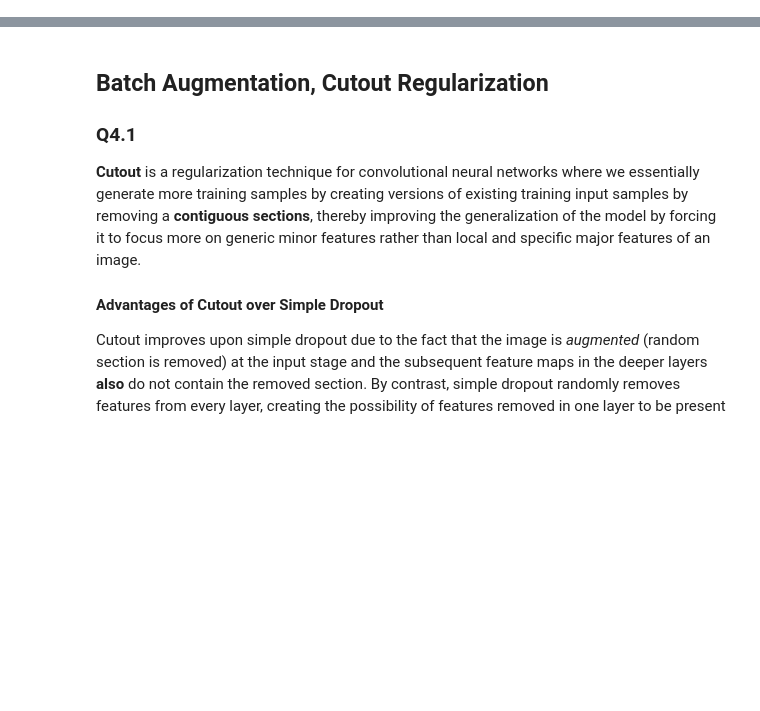
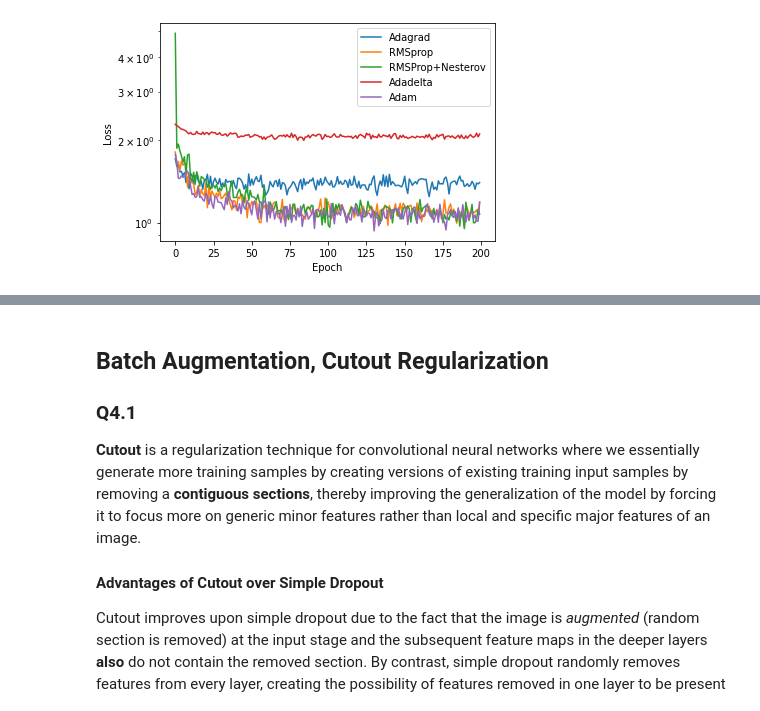
Before and after one commit to codexceed/MS-CS, a Jupyter notebook: Courses/IDLS/hw3/lab3.ipynb, the cells around one changed output, grey strips where cells are left out. Cells and saved outputs as stored; diff of their text form; code cells hidden in the pictures; blank space fills up the shorter version.

Commit message:
HW3: Q1 plots

```diff
--- a/Courses/IDLS/hw3/lab3.ipynb
+++ b/Courses/IDLS/hw3/lab3.ipynb
@@ -62,0 +117,34 @@ class Cutout(object):
+# %%
+from torch.optim import Adagrad, RMSprop, Adadelta, Adam
+device = torch.device("cuda" if torch.cuda.is_available() else "cpu")
+
+n_epochs, learning_rate, reg = 200, 1e-3, 1e-3
+def RMSNest(*args, **kwargs):
+    return RMSprop(*args, **kwargs)
+
+RMSNest.__name__ = "RMSProp+Nesterov"
+
+optim_t = [Adagrad, RMSprop, RMSNest, Adadelta, Adam]
+
+metrics = []
+for optim in optim_t:
+    print(f"Training using {optim.__name__} optimzer")
+    model = Net()
+    model = model.to(device)
+
+    if optim == RMSNest:
+        optimizer = optim(model.parameters(), lr=learning_rate, weight_decay=reg, momentum=0.8)
+    else:
+        optimizer = optim(model.parameters(), lr=learning_rate, weight_decay=reg)
+
+    lr_scheduler = torch.optim.lr_scheduler.MultiStepLR(optimizer, milestones=[10, 60, 80])
+    criterion = nn.CrossEntropyLoss().to(device)
+
+    losses = []
+    for epoch in range(n_epochs):
+        losses.append(train_loss(trainloader, model, criterion, optimizer, device, epoch))
+        lr_scheduler.step()
+
+    accuracy = get_accuracy(valloader, model)
+
+    metrics.append((losses, accuracy))
@@ -62,0 +169,13 @@ class Cutout(object):
+# %%
+for i, losses in enumerate(metrics):
+#     if optim_t[i].__name__ == "RMSProp+Nesterov":
+#         continue
+    plt.plot(range(n_epochs), losses[0], label=optim_t[i].__name__)
+
+plt.xlabel("Epoch")
+plt.yscale("log")
+plt.ylabel("Loss")
+plt.legend(loc="best")
+plt.show()
+# %% [output]
+[figure, added]
```
Also changed, not shown: parts of 36 cells of this notebook, 1 other file.
